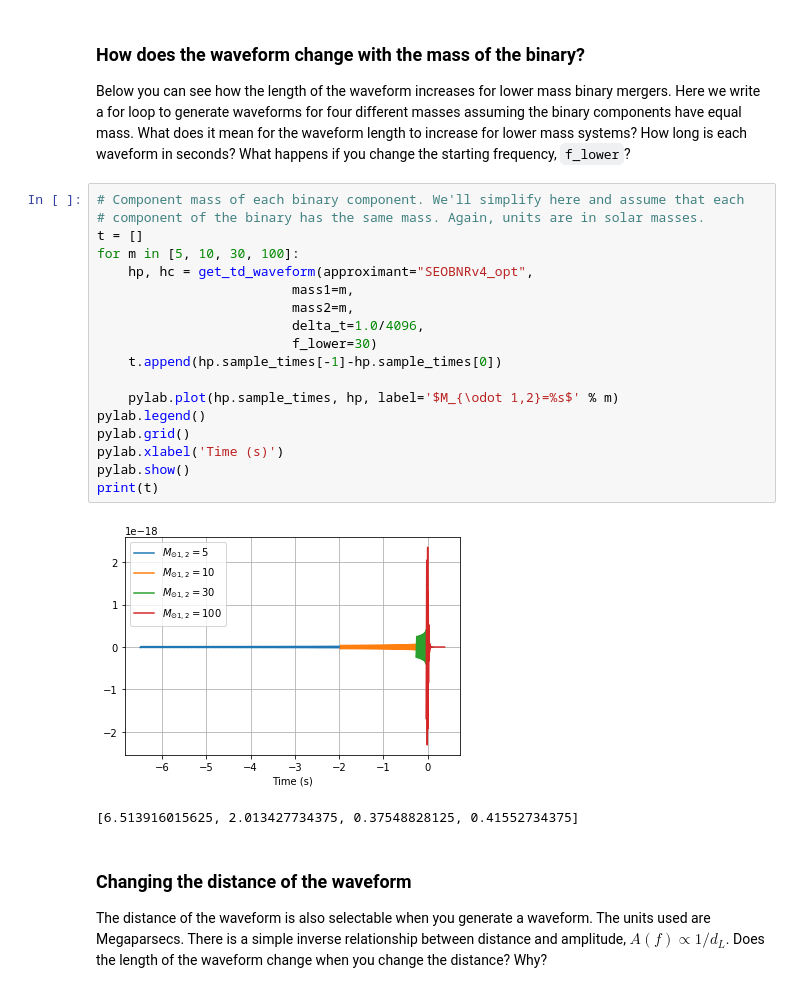
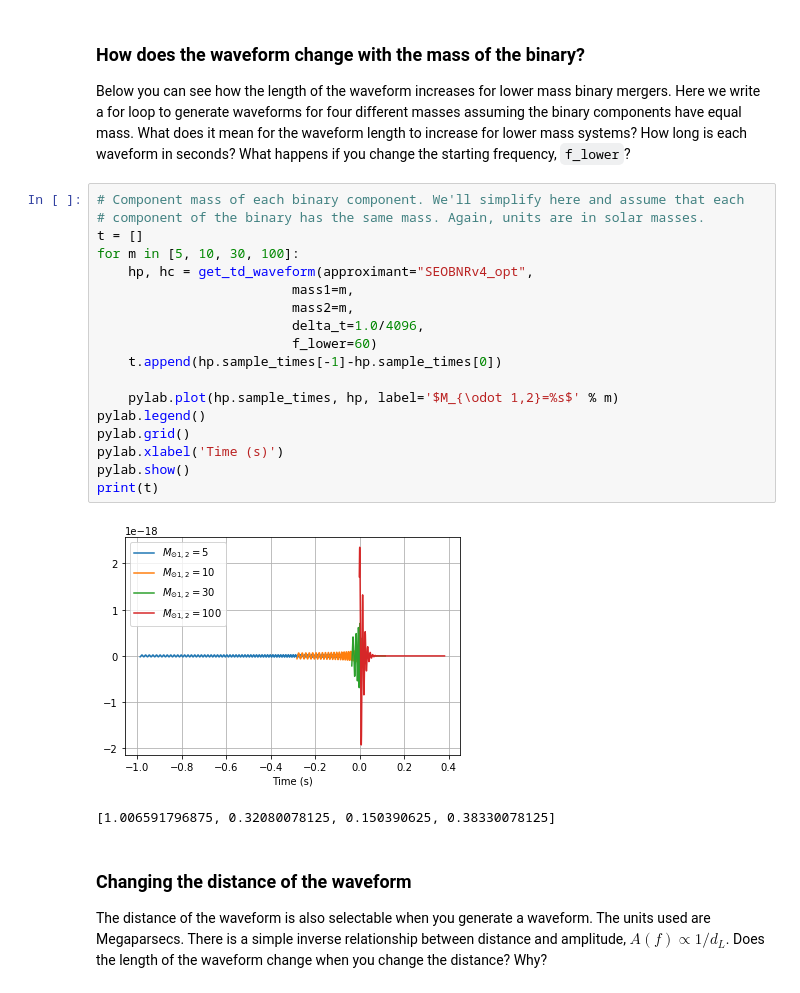
Before and after one commit to asb5468/warrior_scholars, a Jupyter notebook: gw_waveforms.ipynb, the cells around one changed output. Saved outputs shown, nothing was run; the diff lists cells and outputs as text.

```diff
--- a/gw_waveforms.ipynb
+++ b/gw_waveforms.ipynb
@@ -67,24 +67,24 @@ Below you can see how the length of the waveform increases for lower mass binary
 # %%
 # Component mass of each binary component. We'll simplify here and assume that each
 # component of the binary has the same mass. Again, units are in solar masses.
 t = []
 for m in [5, 10, 30, 100]:
     hp, hc = get_td_waveform(approximant="SEOBNRv4_opt",
                          mass1=m,
                          mass2=m,
                          delta_t=1.0/4096,
-                         f_lower=30)
+                         f_lower=60)
     t.append(hp.sample_times[-1]-hp.sample_times[0])
 
     pylab.plot(hp.sample_times, hp, label='$M_{\odot 1,2}=%s$' % m)
 pylab.legend()
 pylab.grid()
 pylab.xlabel('Time (s)')
 pylab.show()
 print(t)
 # %% [output]
-[figure, old version]
+[figure, new version]
-[6.513916015625, 2.013427734375, 0.37548828125, 0.41552734375]
+[1.006591796875, 0.32080078125, 0.150390625, 0.38330078125]
 # %% [markdown]
 ### Changing the distance of the waveform
 
```
Also changed, not shown: parts of 3 cells of this notebook, 1 other file.
